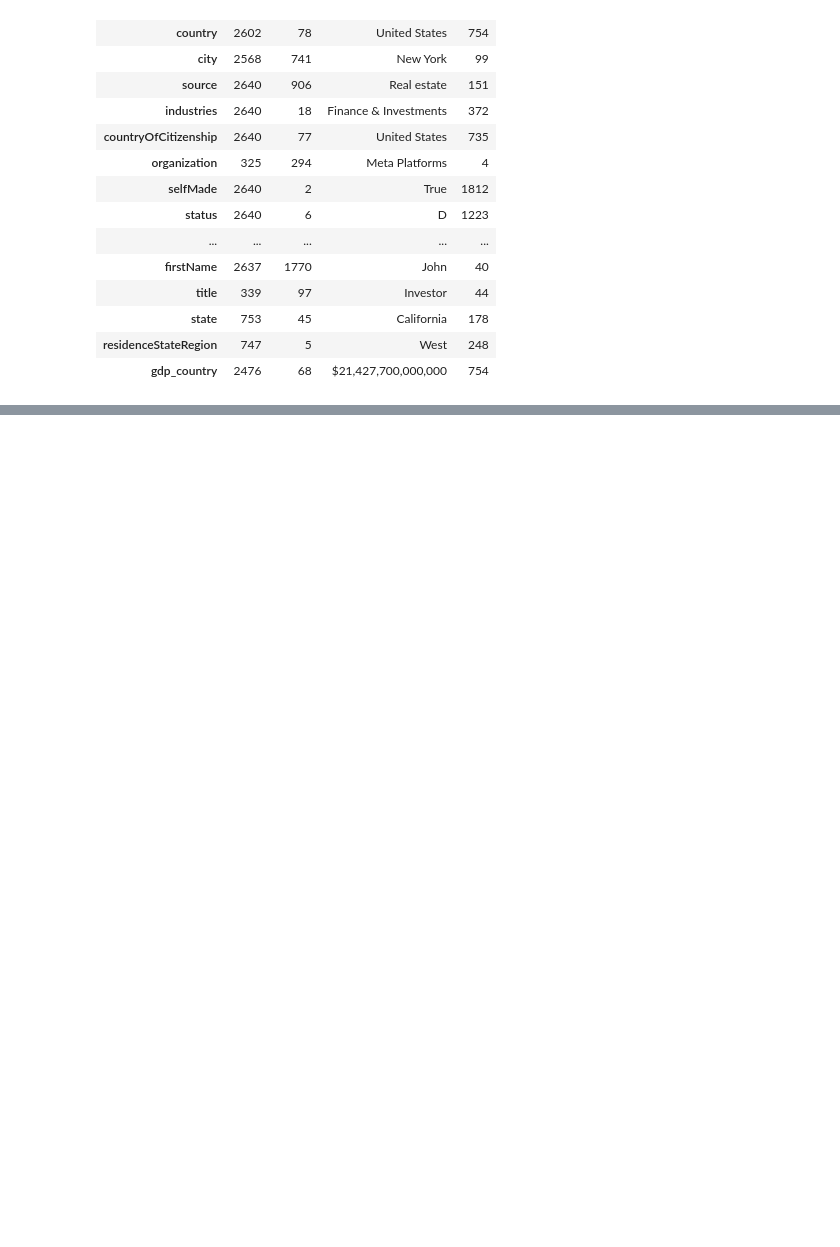
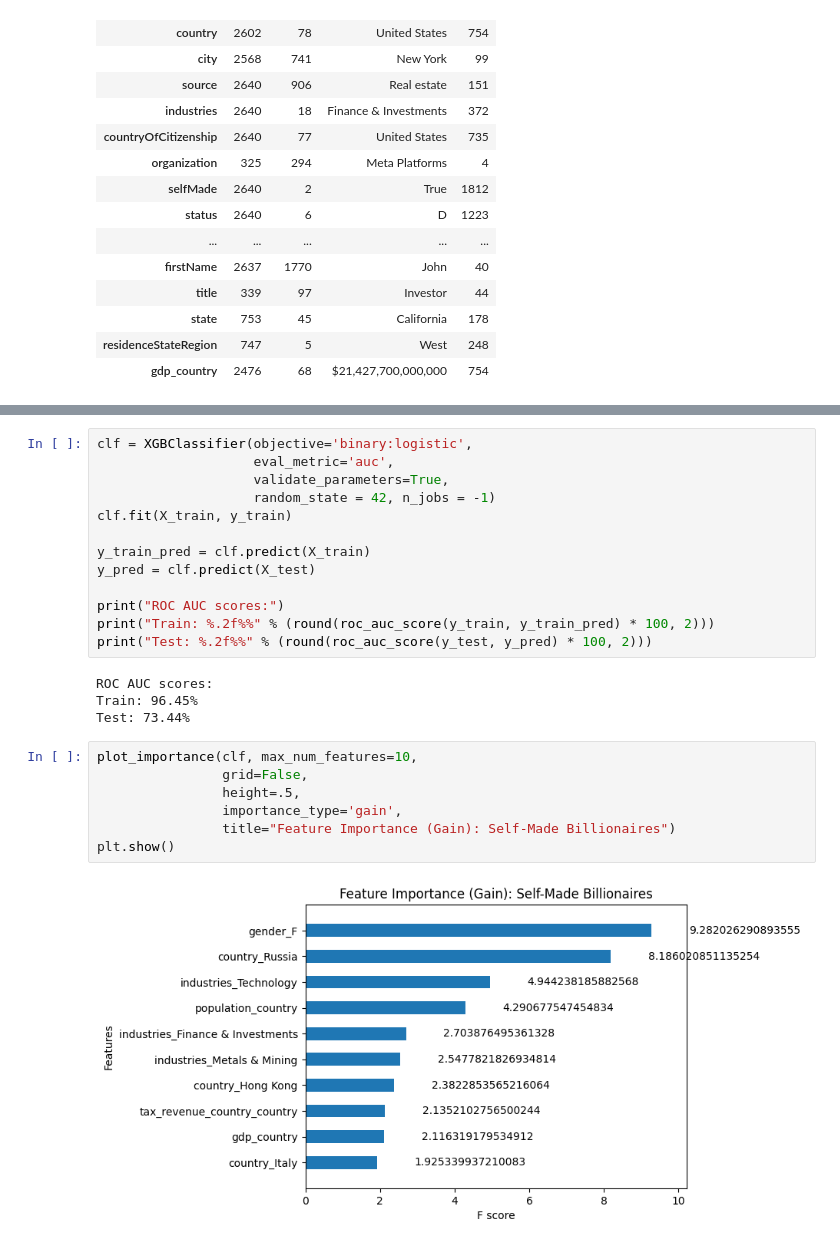
Before and after one commit to chalseoko/feature-selection-indicators-of-wealth, a Jupyter notebook: feature-selection-wealth-indicators-us-vs-world.ipynb, the cells around one changed output, grey strips where cells are left out. Cells and saved outputs as stored; diff of their text form; blank space fills up the shorter version.

```diff
--- a/feature-selection-wealth-indicators-us-vs-world.ipynb
+++ b/feature-selection-wealth-indicators-us-vs-world.ipynb
@@ -244,0 +174,26 @@ plt.show()
+# %%
+clf = XGBClassifier(objective='binary:logistic',
+                    eval_metric='auc',
+                    validate_parameters=True,
+                    random_state = 42, n_jobs = -1)
+clf.fit(X_train, y_train)
+
+y_train_pred = clf.predict(X_train)
+y_pred = clf.predict(X_test)
+
+print("ROC AUC scores:")
+print("Train: %.2f%%" % (round(roc_auc_score(y_train, y_train_pred) * 100, 2)))
+print("Test: %.2f%%" % (round(roc_auc_score(y_test, y_pred) * 100, 2)))
+# %% [output]
+ROC AUC scores:
+Train: 96.45%
+Test: 73.44%
+# %%
+plot_importance(clf, max_num_features=10,
+                grid=False,
+                height=.5,
+                importance_type='gain',
+                title="Feature Importance (Gain): Self-Made Billionaires")
+plt.show()
+# %% [output]
+[figure, added]
```
Also changed, not shown: parts of 20 cells of this notebook.
